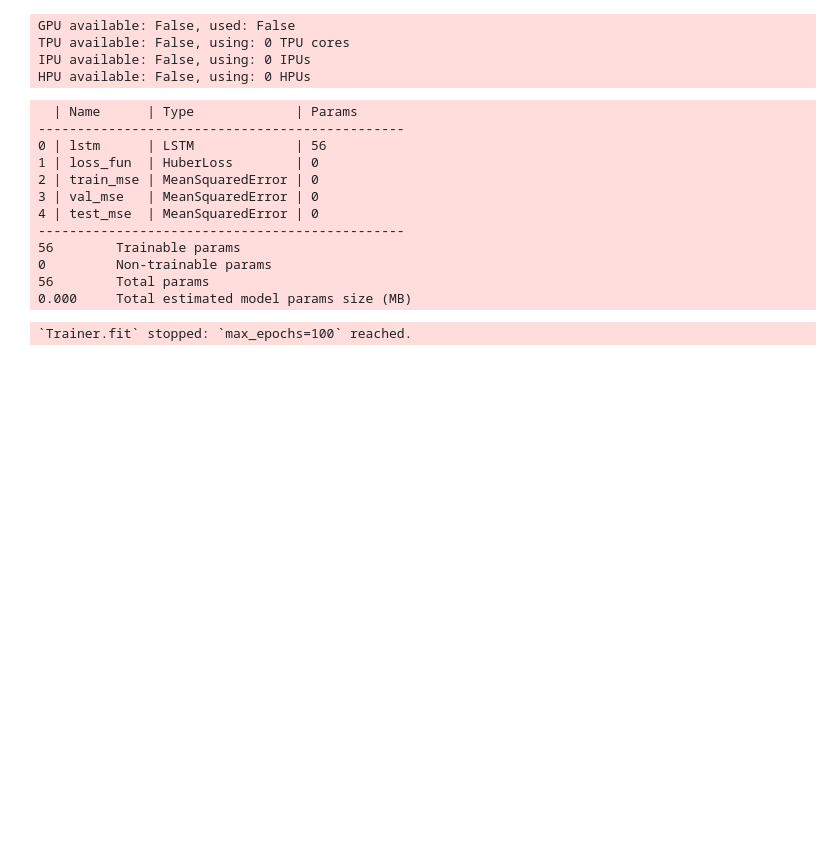
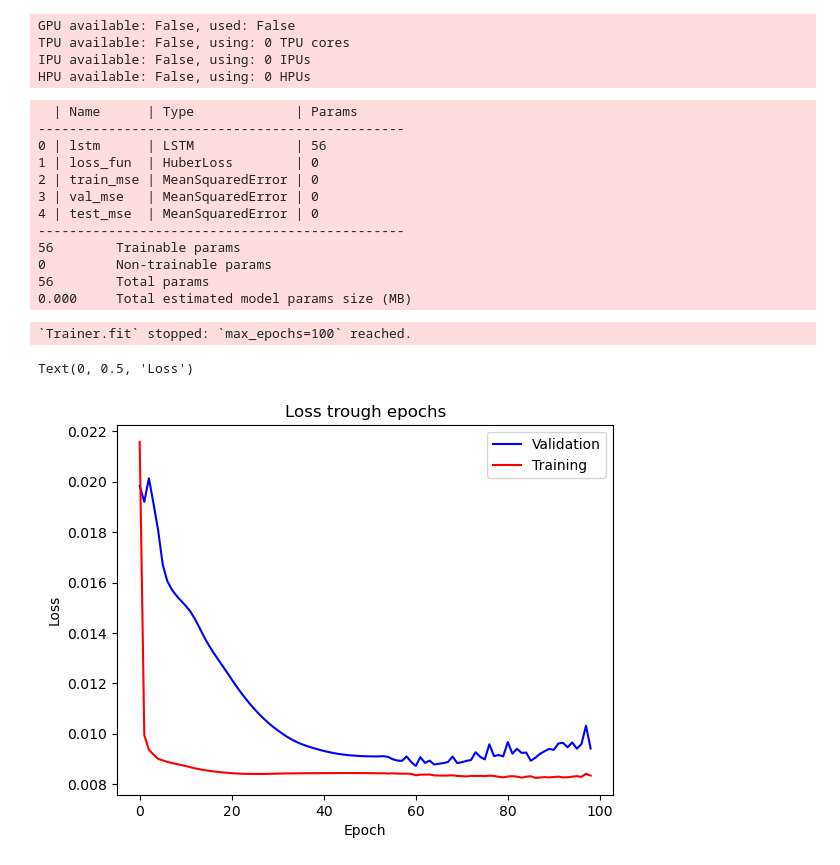
Before and after one commit to vihanw/UrbanWeatherPrediction, a Jupyter notebook: LSTM_forecast.ipynb, the cells around one changed output. Drawn from its saved outputs; the diff is of its cells as text; code cells hidden in the pictures; blank space fills up the shorter version.

Commit message:
Working lstm

```diff
--- a/LSTM_forecast.ipynb
+++ b/LSTM_forecast.ipynb
@@ -154,13 +154,19 @@ class WeatherLSTM(pl.LightningModule):
 
 
     def forward(self, x):
-        x=x.view(len(x), self.n)
-        x=torch.unsqueeze(x,0)
-        lstm_out, temp = self.lstm(x)
+        bs=x.shape[0] ## Extract the size of the batch
+
+        #x=x.view(len(x), self.n)
+        #x=torch.unsqueeze(x,0)
+        lstm_out, _ = self.lstm(x)
 
         ## lstm_out has the short-term memories for all inputs. We make our prediction with the last one
-        prediction = lstm_out[-1]
-        return prediction.reshape(len(prediction))
+        ## It gives you the output of every hidden cell. But we only the last prediction
+        prediction=lstm_out[:,-1,:]
+
+
+        #prediction = lstm_out[-1]
+        return prediction.reshape(len(prediction))  #This will give a prediction of the size of the temperatures
 
     def training_step(self, batch, batch_idx):
 
@@ -366,3 +299,20 @@ lstm_trainer.fit(lstm_model)
 56        Total params
 0.000     Total estimated model params size (MB)
 `Trainer.fit` stopped: `max_epochs=100` reached.
+# %%
+lstm_metrics =  pd.read_csv(lstm_trainer.logger.log_dir + "/metrics.csv") ###
+
+lstm_metrics.set_index("epoch", inplace=True) ## Set the column epoch as the index of the DataFrame
+lstm_metrics = lstm_metrics.groupby(level=0).sum()  ##It groups by epoch by summing the rows with the same epoch
+## The previous line also make the NaN values disappear, as those are not considered in a sum.
+lstm_metrics=lstm_metrics.drop("step", axis=1) # The column step lose its meaning while adding
+# %%
+plt.plot(lstm_metrics["val_loss"][:-1],'b-', label="Validation")
+plt.plot(lstm_metrics["train_loss"][:-1],'r-', label="Training")
+plt.legend()
+plt.title("Loss trough epochs")
+plt.xlabel("Epoch")
+plt.ylabel("Loss")
+# %% [output]
+Text(0, 0.5, 'Loss')
+[figure, added]
```
Also changed, not shown: parts of 20 cells of this notebook, 12 other files.
